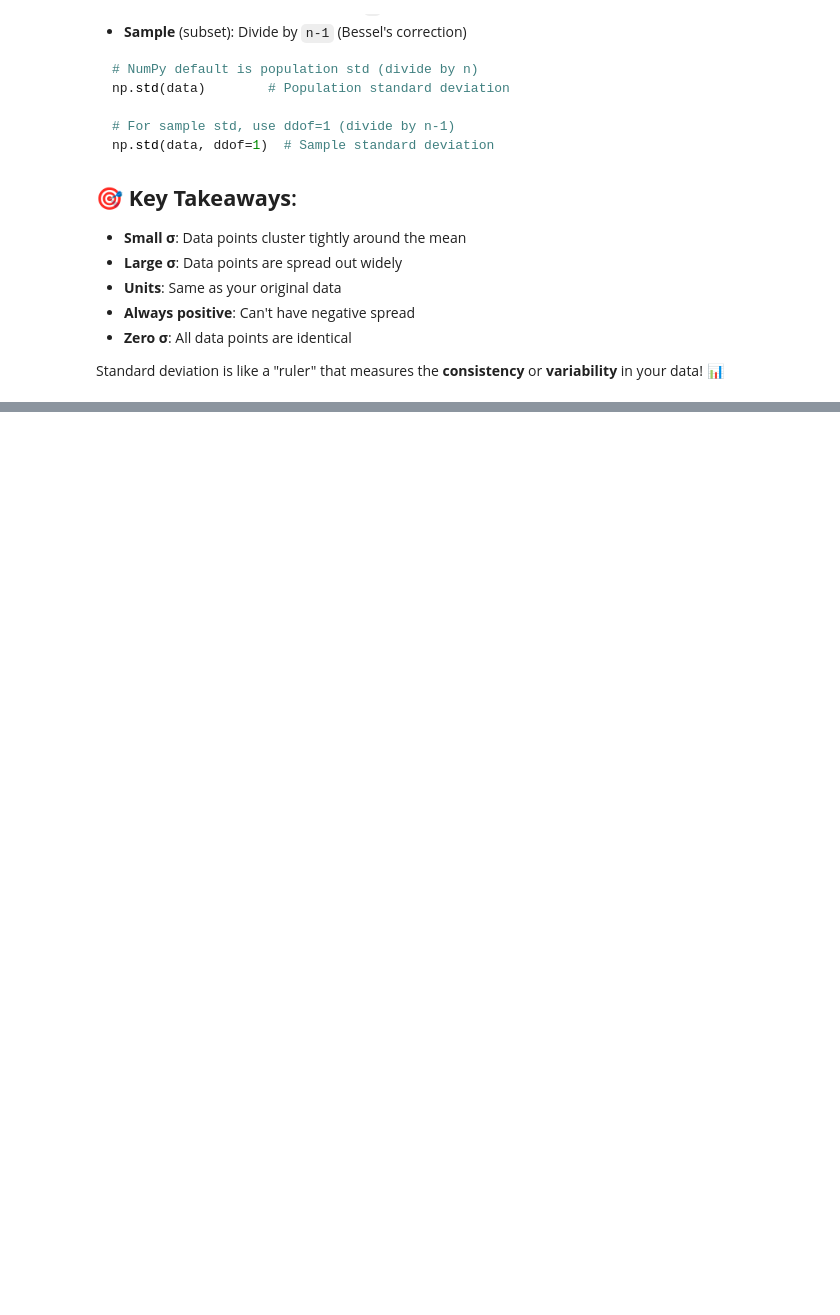
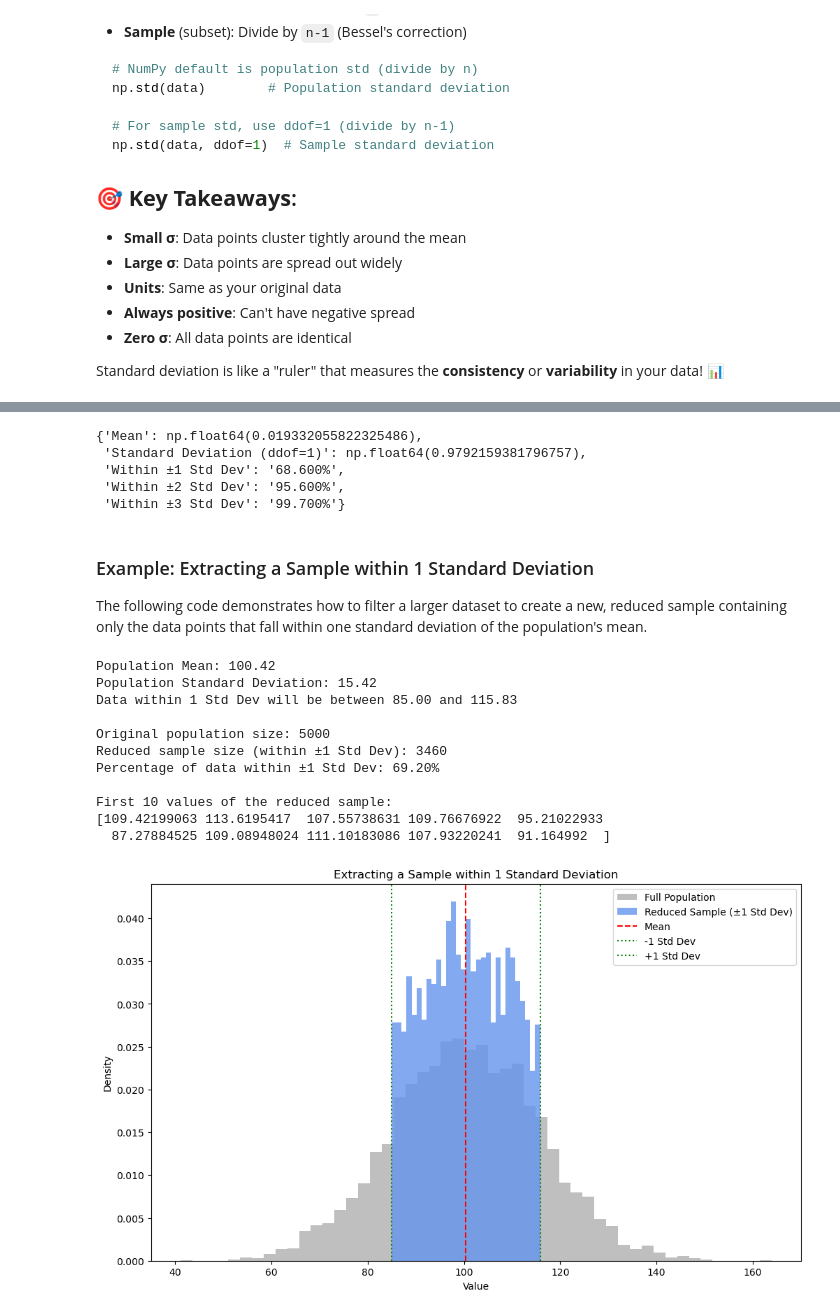
Before and after one commit to nikilok/python-ml, a Jupyter notebook: Python_for_Data_Science_NumPy.ipynb, the cells around one changed output, grey strips where cells are left out. Drawn from its saved outputs; the diff is of its cells as text; code cells hidden in the pictures; blank space fills up the shorter version.

```diff
--- a/Python_for_Data_Science_NumPy.ipynb
+++ b/Python_for_Data_Science_NumPy.ipynb
@@ -1004,0 +1065,73 @@ Standard deviation is like a "ruler" that measures the **consistency** or **vari
+# %%
+# Results summary
+summary = {
+    "Mean": sample_mean,
+    "Standard Deviation (ddof=1)": sample_std_ddof1,
+    "Within ±1 Std Dev": f"{within_1_std:.3%}",
+    "Within ±2 Std Dev": f"{within_2_std:.3%}",
+    "Within ±3 Std Dev": f"{within_3_std:.3%}"
+}
+summary
+# %% [output]
+{'Mean': np.float64(0.019332055822325486),
+ 'Standard Deviation (ddof=1)': np.float64(0.9792159381796757),
+ 'Within ±1 Std Dev': '68.600%',
+ 'Within ±2 Std Dev': '95.600%',
+ 'Within ±3 Std Dev': '99.700%'}
+# %% [markdown]
+### Example: Extracting a Sample within 1 Standard Deviation
+
+The following code demonstrates how to filter a larger dataset to create a new, reduced sample containing only the data points that fall within one standard deviation of the population's mean.
+# %%
+# 1. Create a sample population dataset
+np.random.seed(101) # for reproducibility
+population_data = np.random.normal(loc=100, scale=15, size=5000)
+
+# 2. Calculate the mean and standard deviation
+pop_mean = np.mean(population_data)
+pop_std = np.std(population_data) # Using population std dev (ddof=0)
+
+print(f"Population Mean: {pop_mean:.2f}")
+print(f"Population Standard Deviation: {pop_std:.2f}")
+
+# 3. Define the bounds for 1 standard deviation
+lower_bound = pop_mean - pop_std
+upper_bound = pop_mean + pop_std
+
+print(f"Data within 1 Std Dev will be between {lower_bound:.2f} and {upper_bound:.2f}")
+
+# 4. Use boolean indexing to filter the data and get the reduced sample
+reduced_sample = population_data[(population_data > lower_bound) & (population_data < upper_bound)]
+
+# 5. Show the results
+print(f"\nOriginal population size: {len(population_data)}")
+print(f"Reduced sample size (within ±1 Std Dev): {len(reduced_sample)}")
+print(f"Percentage of data within ±1 Std Dev: {len(reduced_sample) / len(population_data):.2%}")
+print("\nFirst 10 values of the reduced sample:")
+print(reduced_sample[:10])
+
+# Visualize the result
+plt.figure(figsize=(12, 7))
+plt.hist(population_data, bins=50, alpha=0.5, color='gray', label='Full Population', density=True)
+plt.hist(reduced_sample, bins=30, alpha=0.8, color='cornflowerblue', label='Reduced Sample (±1 Std Dev)', density=True)
+plt.axvline(pop_mean, color='red', linestyle='--', label='Mean')
+plt.axvline(lower_bound, color='green', linestyle=':', label='-1 Std Dev')
+plt.axvline(upper_bound, color='green', linestyle=':', label='+1 Std Dev')
+plt.title('Extracting a Sample within 1 Standard Deviation')
+plt.xlabel('Value')
+plt.ylabel('Density')
+plt.legend()
+plt.show()
+# %% [output]
+Population Mean: 100.42
+Population Standard Deviation: 15.42
+Data within 1 Std Dev will be between 85.00 and 115.83
+
+Original population size: 5000
+Reduced sample size (within ±1 Std Dev): 3460
+Percentage of data within ±1 Std Dev: 69.20%
+
+First 10 values of the reduced sample:
+[109.42199063 113.6195417  107.55738631 109.76676922  95.21022933
+  87.27884525 109.08948024 111.10183086 107.93220241  91.164992  ]
+[figure, added]
```
Also changed, not shown: parts of 6 cells of this notebook.
